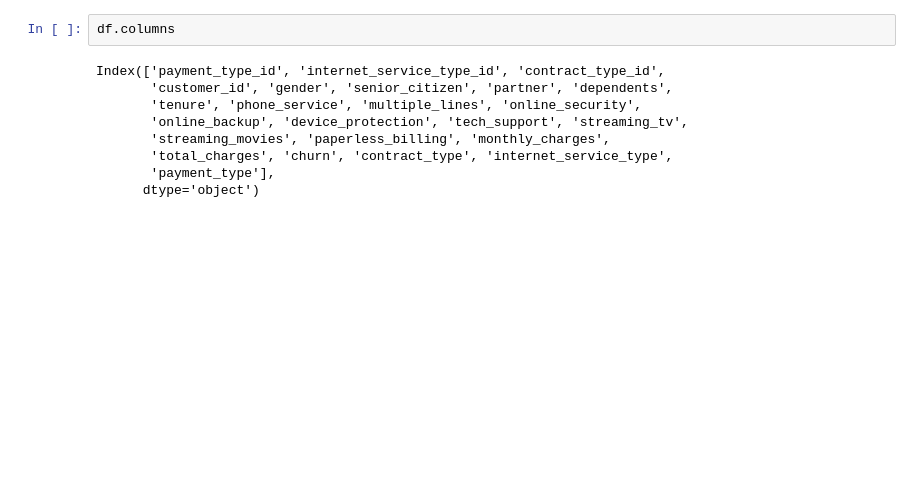
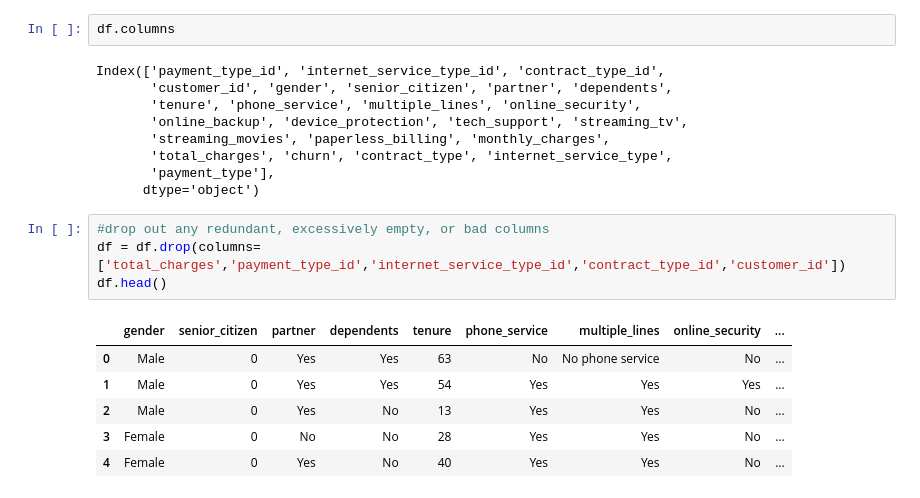
Before and after one commit to RichardAlcabes22/classification-project, a Jupyter notebook: project_exploration.ipynb, the cells around one changed output. Saved outputs shown, nothing was run; the diff lists cells and outputs as text; blank space fills up the shorter version.

```diff
--- a/project_exploration.ipynb
+++ b/project_exploration.ipynb
@@ -49,3 +63,14 @@ Index(['payment_type_id', 'internet_service_type_id', 'contract_type_id',
        'total_charges', 'churn', 'contract_type', 'internet_service_type',
        'payment_type'],
       dtype='object')
+# %%
+#drop out any redundant, excessively empty, or bad columns
+df = df.drop(columns=['total_charges','payment_type_id','internet_service_type_id','contract_type_id','customer_id'])
+df.head()
+# %% [output]
+|  | gender | senior_citizen | partner | dependents | tenure | phone_service | multiple_lines | online_security | ... |
+| 0 | Male | 0 | Yes | Yes | 63 | No | No phone service | No | ... |
+| 1 | Male | 0 | Yes | Yes | 54 | Yes | Yes | Yes | ... |
+| 2 | Male | 0 | Yes | No | 13 | Yes | Yes | No | ... |
+| 3 | Female | 0 | No | No | 28 | Yes | Yes | No | ... |
+| 4 | Female | 0 | Yes | No | 40 | Yes | Yes | No | ... |
```
Also changed, not shown: parts of 60 cells of this notebook, 1 other file.
